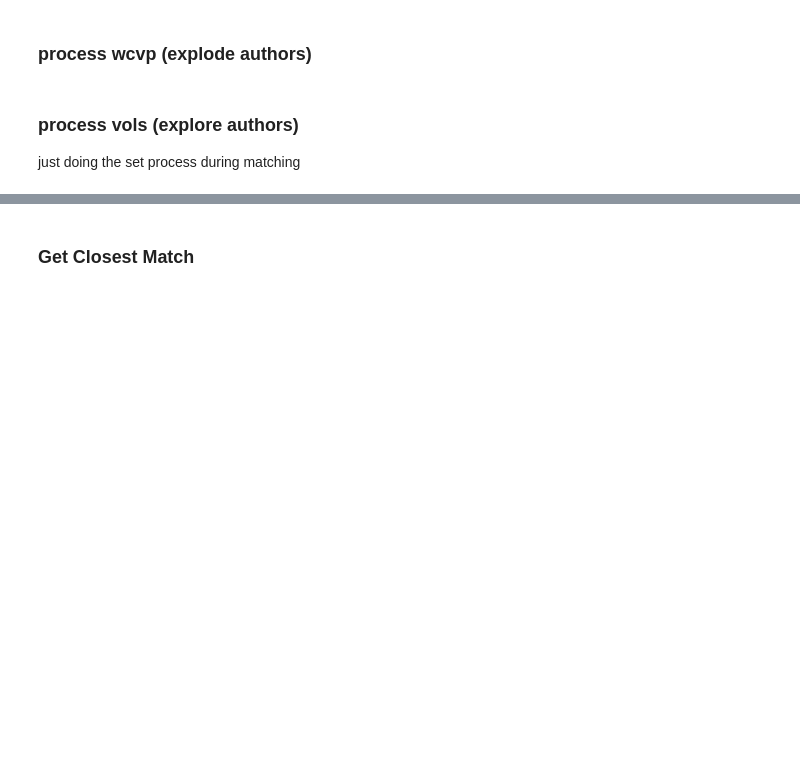
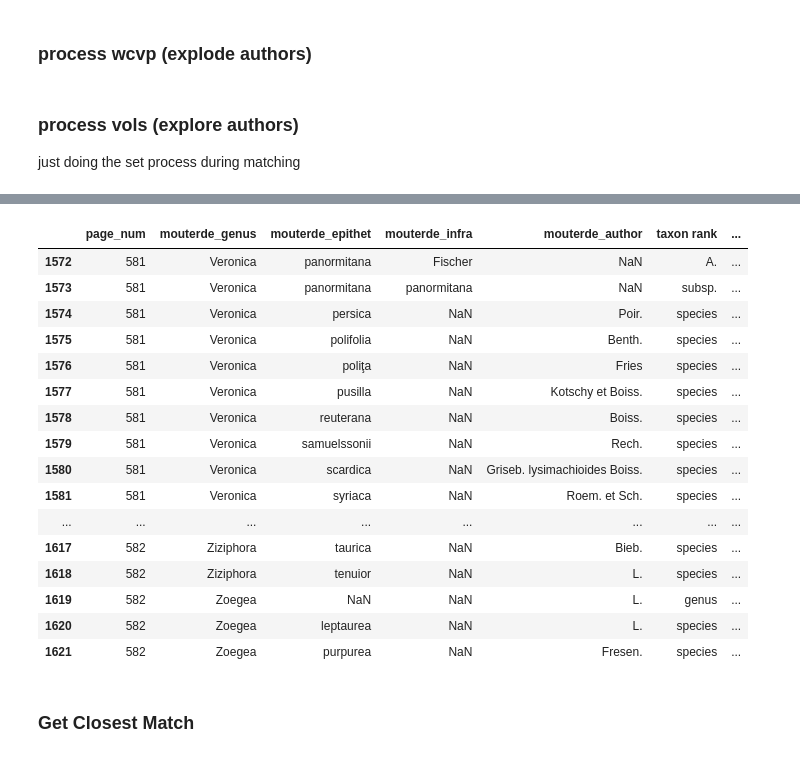
Before and after one commit to shidedh/UpdateFlora, a Jupyter notebook: fuzzy_code/author_fuzz_wcvp.ipynb, the cells around one changed output, grey strips where cells are left out. Cells and saved outputs as stored; diff of their text form; code cells hidden in the pictures; blank space fills up the shorter version.

```diff
--- a/fuzzy_code/author_fuzz_wcvp.ipynb
+++ b/fuzzy_code/author_fuzz_wcvp.ipynb
@@ -89,3 +172,25 @@ vol3_explode = process_vols(vol3_df)"""
+# %%
+vol3_df['mouterde_author_list'] = vol3_df['mouterde_author'].apply(split_author)
+# %%
+vol3_df.tail(50)
+# %% [output]
+|  | page_num | mouterde_genus | mouterde_epithet | mouterde_infra | mouterde_author | taxon rank | ... |
+| 1572 | 581 | Veronica | panormitana | Fischer | NaN | A. | ... |
+| 1573 | 581 | Veronica | panormitana | panormitana | NaN | subsp. | ... |
+| 1574 | 581 | Veronica | persica | NaN | Poir. | species | ... |
+| 1575 | 581 | Veronica | polifolia | NaN | Benth. | species | ... |
+| 1576 | 581 | Veronica | poliţa | NaN | Fries | species | ... |
+| 1577 | 581 | Veronica | pusilla | NaN | Kotschy et Boiss. | species | ... |
+| 1578 | 581 | Veronica | reuterana | NaN | Boiss. | species | ... |
+| 1579 | 581 | Veronica | samuelssonii | NaN | Rech. | species | ... |
+| 1580 | 581 | Veronica | scardica | NaN | Griseb. lysimachioides Boiss. | species | ... |
+| 1581 | 581 | Veronica | syriaca | NaN | Roem. et Sch. | species | ... |
+| ... | ... | ... | ... | ... | ... | ... | ... |
+| 1617 | 582 | Ziziphora | taurica | NaN | Bieb. | species | ... |
+| 1618 | 582 | Ziziphora | tenuior | NaN | L. | species | ... |
+| 1619 | 582 | Zoegea | NaN | NaN | L. | genus | ... |
+| 1620 | 582 | Zoegea | leptaurea | NaN | L. | species | ... |
+| 1621 | 582 | Zoegea | purpurea | NaN | Fresen. | species | ... |
 # %% [markdown]
 ### Get Closest Match
 # %% [markdown]
```
Also changed, not shown: parts of 14 cells of this notebook.
